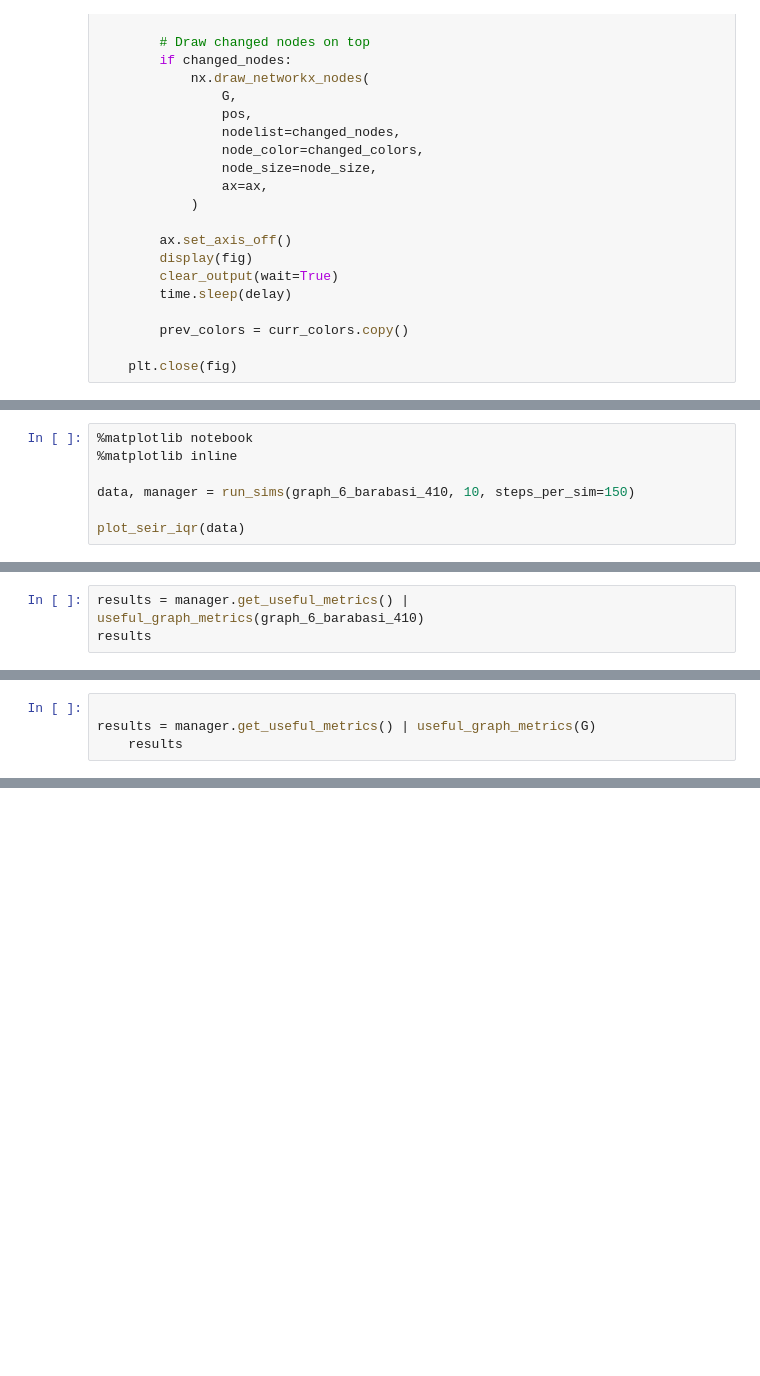
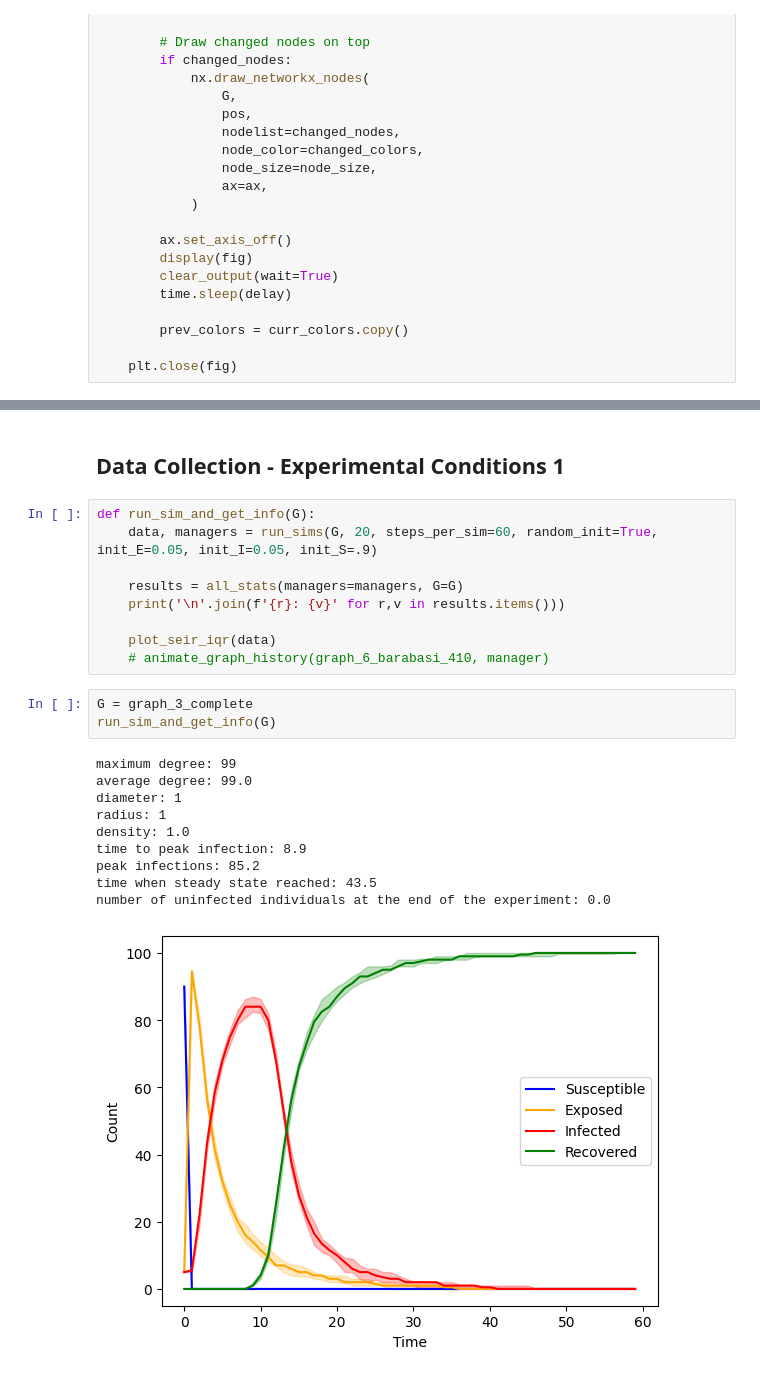
Before and after one commit to math919191/winter-2026-cs-575, a Jupyter notebook: project1/figures_and_tables.ipynb, the cells around one changed output, grey strips where cells are left out. Saved outputs shown, nothing was run; the diff lists cells and outputs as text; blank space fills up the shorter version.

```diff
--- a/project1/figures_and_tables.ipynb
+++ b/project1/figures_and_tables.ipynb
@@ -265,7 +313,0 @@ def plot_seir_iqr(data):
-# %%
-%matplotlib notebook
-%matplotlib inline
-
-data, manager = run_sims(graph_6_barabasi_410, 10, steps_per_sim=150)
-
-plot_seir_iqr(data)
@@ -278,3 +313,0 @@ animate_graph_history(graph_6_barabasi_410, manager)
-# %%
-results = manager.get_useful_metrics() | useful_graph_metrics(graph_6_barabasi_410)
-results
@@ -308,4 +313,0 @@ Dublin Graph                   50       13.487805         9       5  0.032978
-# %%
-
-results = manager.get_useful_metrics() | useful_graph_metrics(G)
-    results
@@ -331,0 +358,25 @@ The number of uninfected individuals will be the average number of agents in the
+# %% [markdown]
+## Data Collection - Experimental Conditions 1
+# %%
+def run_sim_and_get_info(G):
+    data, managers = run_sims(G, 20, steps_per_sim=60, random_init=True, init_E=0.05, init_I=0.05, init_S=.9)
+
+    results = all_stats(managers=managers, G=G)
+    print('\n'.join(f'{r}: {v}' for r,v in results.items()))
+
+    plot_seir_iqr(data)
+    # animate_graph_history(graph_6_barabasi_410, manager)
+# %%
+G = graph_3_complete
+run_sim_and_get_info(G)
+# %% [output]
+maximum degree: 99
+average degree: 99.0
+diameter: 1
+radius: 1
+density: 1.0
+time to peak infection: 8.9
+peak infections: 85.2
+time when steady state reached: 43.5
+number of uninfected individuals at the end of the experiment: 0.0
+[figure, added]
```
Also changed, not shown: parts of 36 cells of this notebook, 2 other files.
